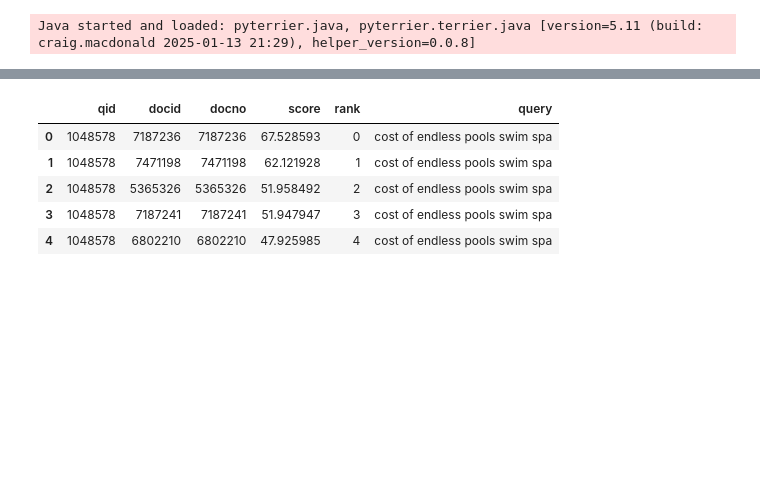
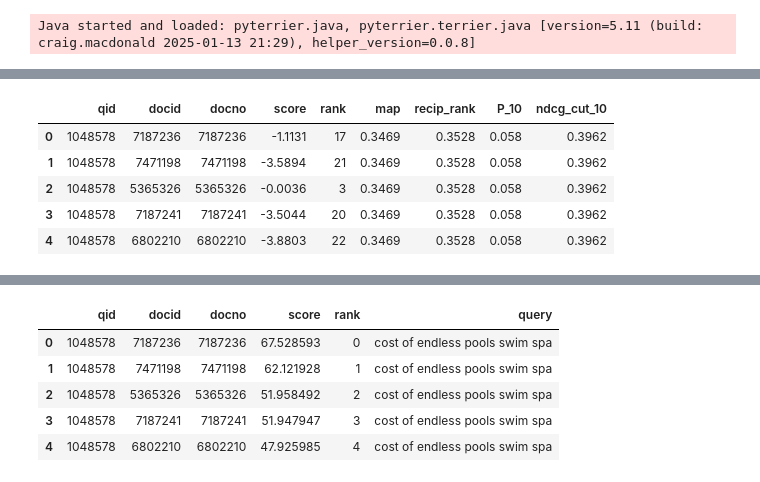
Before and after one commit to XuejunChang/T-Retrievability, a Jupyter notebook: csv_metrics.ipynb, the cells around one changed output, grey strips where cells are left out. Drawn from its saved outputs; the diff is of its cells as text; code cells hidden in the pictures; blank space fills up the shorter version.

```diff
--- a/csv_metrics.ipynb
+++ b/csv_metrics.ipynb
@@ -61,0 +106,14 @@ df = pd.read_pickle(csv).reset_index(drop=True)
+# %%
+modelname = 'bm25_monot5'
+
+result_csv = f'{config.data_dir}/v2/{modelname}_{config.dataset_name}_{config.topics_name}_{config.retrieve_num}_measures.csv'
+df = pd.read_csv(result_csv, index_col=0).reset_index()
+df = df.round(4)
+df.head()
+# %% [output]
+|  | qid | docid | docno | score | rank | map | recip_rank | P_10 | ndcg_cut_10 |
+| 0 | 1048578 | 7187236 | 7187236 | -1.1131 | 17 | 0.3469 | 0.3528 | 0.058 | 0.3962 |
+| 1 | 1048578 | 7471198 | 7471198 | -3.5894 | 21 | 0.3469 | 0.3528 | 0.058 | 0.3962 |
+| 2 | 1048578 | 5365326 | 5365326 | -0.0036 | 3 | 0.3469 | 0.3528 | 0.058 | 0.3962 |
+| 3 | 1048578 | 7187241 | 7187241 | -3.5044 | 20 | 0.3469 | 0.3528 | 0.058 | 0.3962 |
+| 4 | 1048578 | 6802210 | 6802210 | -3.8803 | 22 | 0.3469 | 0.3528 | 0.058 | 0.3962 |
```
Also changed, not shown: parts of 11 cells of this notebook, 5 other files.
